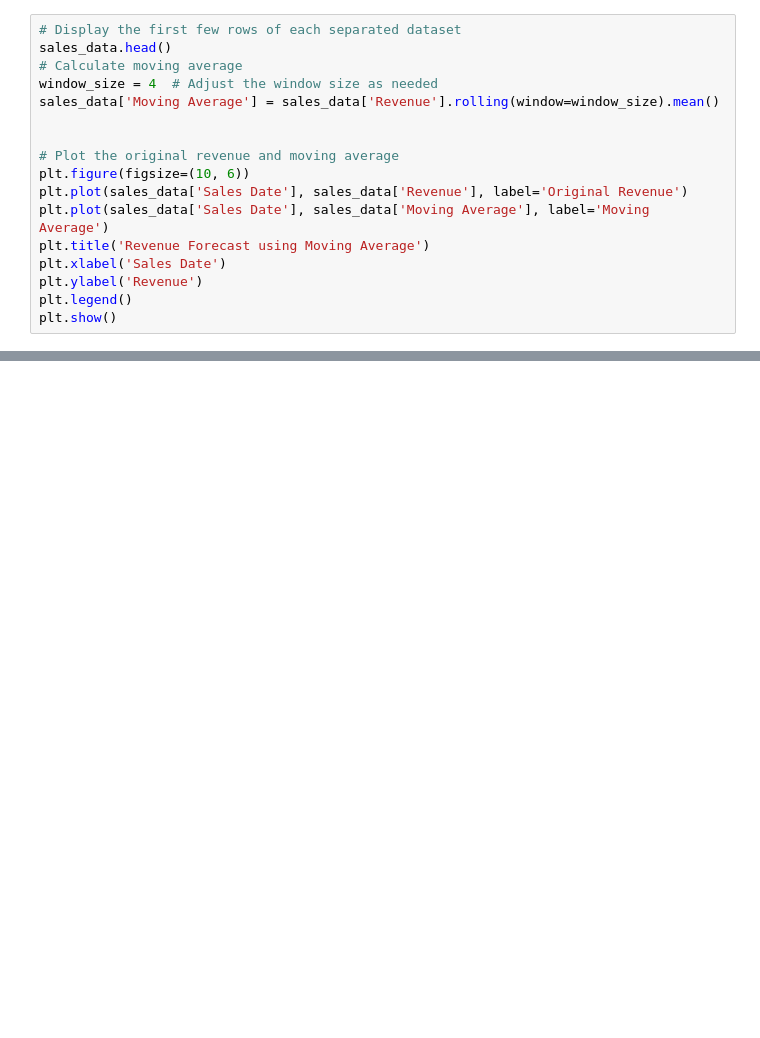
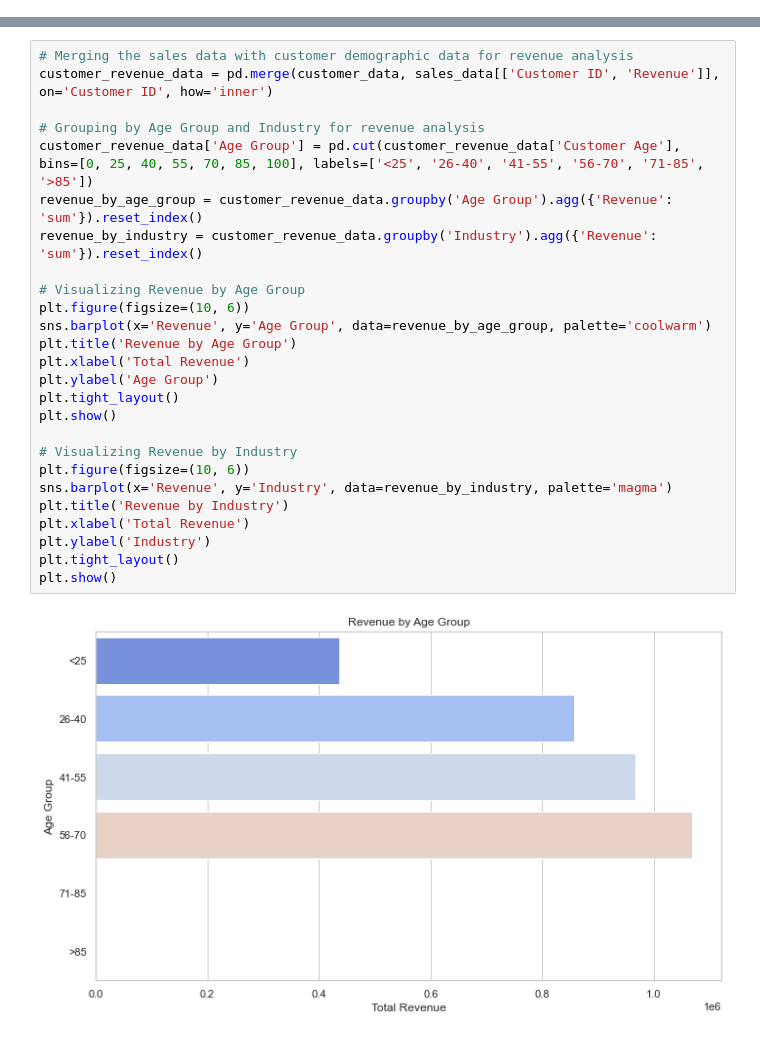
Before and after one commit to ayobame/Porfolio, a Jupyter notebook: Sales Intelligence/Sales Analysis.ipynb, the cells around one changed output, grey strips where cells are left out. Drawn from its saved outputs; the diff is of its cells as text; blank space fills up the shorter version.

Commit message:
Sales Ineligence
Update

```diff
--- a/Sales Intelligence/Sales Analysis.ipynb
+++ b/Sales Intelligence/Sales Analysis.ipynb
@@ -199,17 +42,0 @@ plt.show()
-# %%
-# Display the first few rows of each separated dataset
-sales_data.head()
-# Calculate moving average
-window_size = 4  # Adjust the window size as needed
-sales_data['Moving Average'] = sales_data['Revenue'].rolling(window=window_size).mean()
-
-
-# Plot the original revenue and moving average
-plt.figure(figsize=(10, 6))
-plt.plot(sales_data['Sales Date'], sales_data['Revenue'], label='Original Revenue')
-plt.plot(sales_data['Sales Date'], sales_data['Moving Average'], label='Moving Average')
-plt.title('Revenue Forecast using Moving Average')
-plt.xlabel('Sales Date')
-plt.ylabel('Revenue')
-plt.legend()
-plt.show()
@@ -265,0 +387,28 @@ operational_data.head()
+# %%
+# Merging the sales data with customer demographic data for revenue analysis
+customer_revenue_data = pd.merge(customer_data, sales_data[['Customer ID', 'Revenue']], on='Customer ID', how='inner')
+
+# Grouping by Age Group and Industry for revenue analysis
+customer_revenue_data['Age Group'] = pd.cut(customer_revenue_data['Customer Age'], bins=[0, 25, 40, 55, 70, 85, 100], labels=['<25', '26-40', '41-55', '56-70', '71-85', '>85'])
+revenue_by_age_group = customer_revenue_data.groupby('Age Group').agg({'Revenue': 'sum'}).reset_index()
+revenue_by_industry = customer_revenue_data.groupby('Industry').agg({'Revenue': 'sum'}).reset_index()
+
+# Visualizing Revenue by Age Group
+plt.figure(figsize=(10, 6))
+sns.barplot(x='Revenue', y='Age Group', data=revenue_by_age_group, palette='coolwarm')
+plt.title('Revenue by Age Group')
+plt.xlabel('Total Revenue')
+plt.ylabel('Age Group')
+plt.tight_layout()
+plt.show()
+
+# Visualizing Revenue by Industry
+plt.figure(figsize=(10, 6))
+sns.barplot(x='Revenue', y='Industry', data=revenue_by_industry, palette='magma')
+plt.title('Revenue by Industry')
+plt.xlabel('Total Revenue')
+plt.ylabel('Industry')
+plt.tight_layout()
+plt.show()
+# %% [output]
+[figure, added]
```
Also changed, not shown: parts of 54 cells of this notebook, 2 other files.
